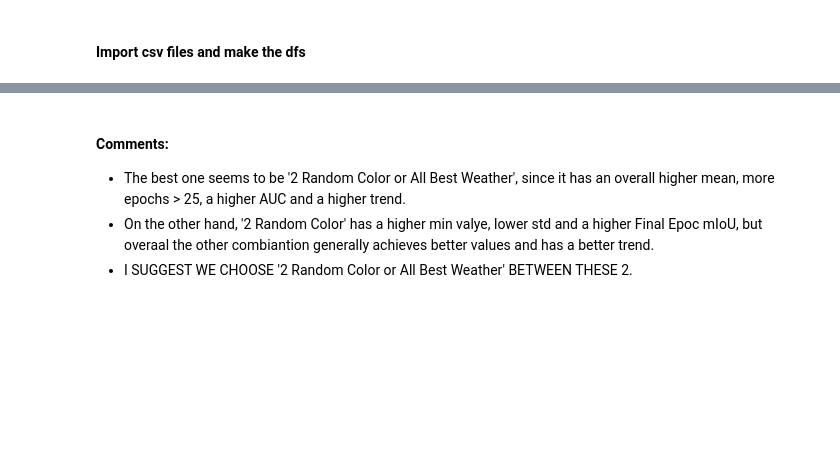
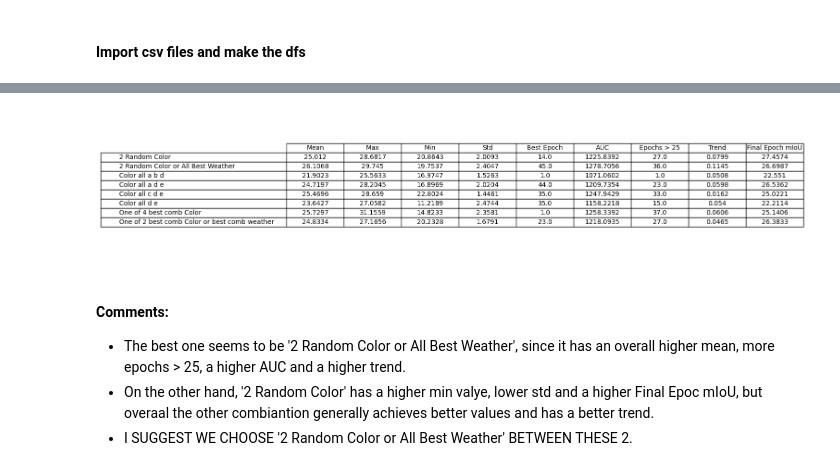
Before and after one commit to elisabettaroviera/MLDL-Project, a Jupyter notebook: 3b_comparison_best_augs_50_epochs.ipynb, the cells around one changed output, grey strips where cells are left out. Saved outputs shown, nothing was run; the diff lists cells and outputs as text; code cells hidden in the pictures; blank space fills up the shorter version.

```diff
--- a/3b_comparison_best_augs_50_epochs.ipynb
+++ b/3b_comparison_best_augs_50_epochs.ipynb
@@ -88,3 +210,20 @@ display(styled_df)
+# %%
+fig, ax = plt.subplots(figsize=(12, 4))  # adjust size to fit your table
+ax.axis('off')
+
+table = ax.table(cellText=df_summary.values,
+                 colLabels=df_summary.columns,
+                 rowLabels=df_summary.index,
+                 cellLoc='center',
+                 loc='center')
+
+table.auto_set_font_size(False)
+table.set_fontsize(10)
+table.scale(1.2, 1.2)
+
+plt.savefig("validation_miou_summary.png", bbox_inches='tight', dpi=300)
+# %% [output]
+[figure, added]
 # %% [markdown]
 #### Comments:
 - The best one seems to be '2 Random Color or All Best Weather', since it has an overall higher mean, more epochs > 25, a higher AUC and a higher trend.
```
Also changed, not shown: parts of 5 cells of this notebook, 1 other file.
